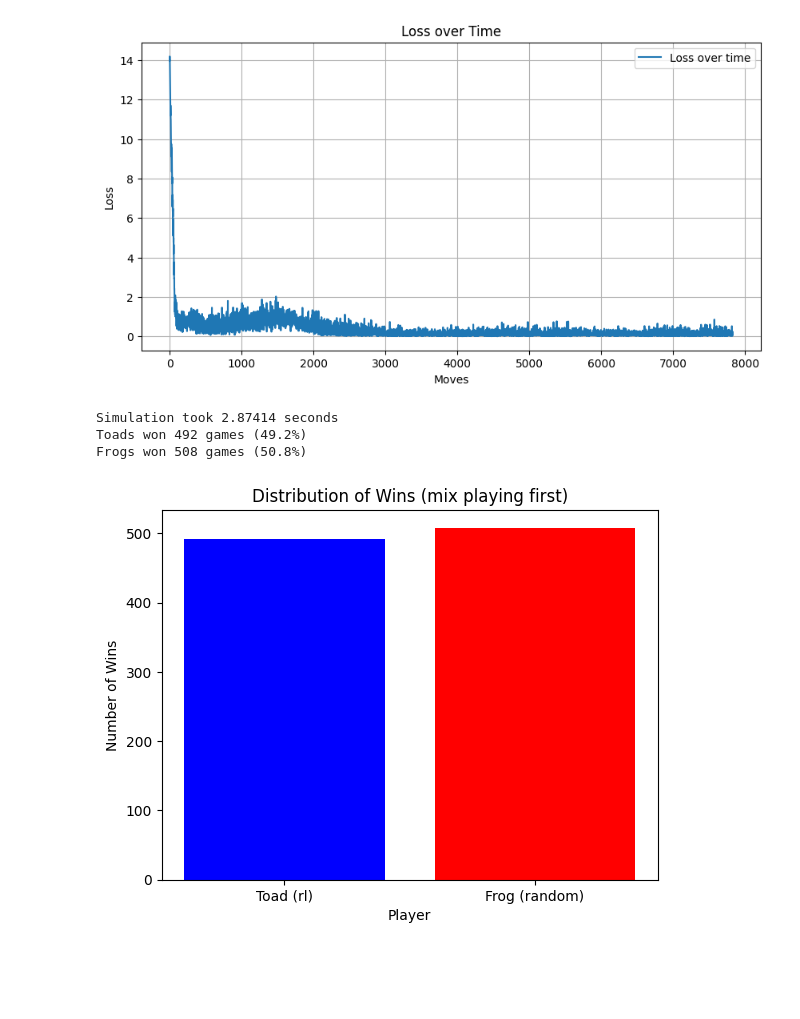
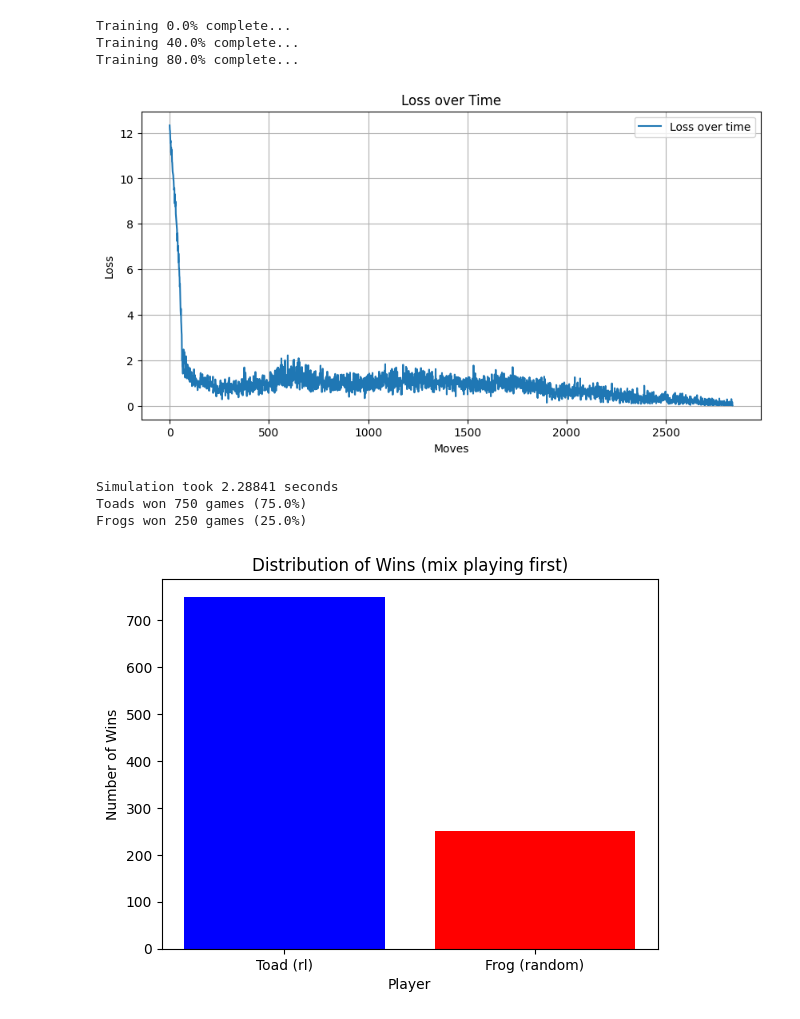
Before and after one commit to garwoodl/combinatorial-game-theory-final-project, a Jupyter notebook: project.ipynb, the cells around one changed output. Saved outputs shown, nothing was run; the diff lists cells and outputs as text; code cells hidden in the pictures; blank space fills up the shorter version.

Commit message:
2 hours of training

```diff
--- a/project.ipynb
+++ b/project.ipynb
@@ -11,16 +11,19 @@ import torch
 import matplotlib.pyplot as plt
 import time
 # %%
-initial_position = [TOAD] * 2 + [BLANK] * 4 + [FROG] * 2
+initial_position = [TOAD] * 2 + [BLANK] * 10 + [FROG] * 2
 G = GameState(initial_position, starting_player=TOAD)
 # %%
-rl_agent = RLAgent(G, TOAD, batch_size=50)
+rl_agent = RLAgent(G, TOAD, batch_size=100)
 random_agent = RandomAgent(G, FROG)
 # %%
-losses = rl_agent.train(opponent=random_agent, num_episodes=1000, start_epsilon=0.5, end_epsilon=0)
+losses = rl_agent.train(opponent=random_agent, num_episodes=25000, start_epsilon=0.5, end_epsilon=0)
 plot_losses(losses)
 # %% [output]
+Training 0.0% complete...
+Training 40.0% complete...
+Training 80.0% complete...
-[figure, old version]
+[figure, new version]
 # %%
 H = GameState(initial_position)
 num_games = 1000
@@ -44,10 +47,10 @@ plt.ylabel('Number of Wins')
 plt.title(f'Distribution of Wins ({starting_player} playing first)')
 plt.show()
 # %% [output]
-Simulation took 2.87414 seconds
-Toads won 492 games (49.2%)
-Frogs won 508 games (50.8%)
+Simulation took 2.28841 seconds
+Toads won 750 games (75.0%)
+Frogs won 250 games (25.0%)
-[figure, old version]
+[figure, new version]
 # %%
 run_game_loop(G, rl_agent, random_agent, verbose=True)
 # %% [output]
```
Also changed, not shown: parts of 1 cell of this notebook, 1 other file.
